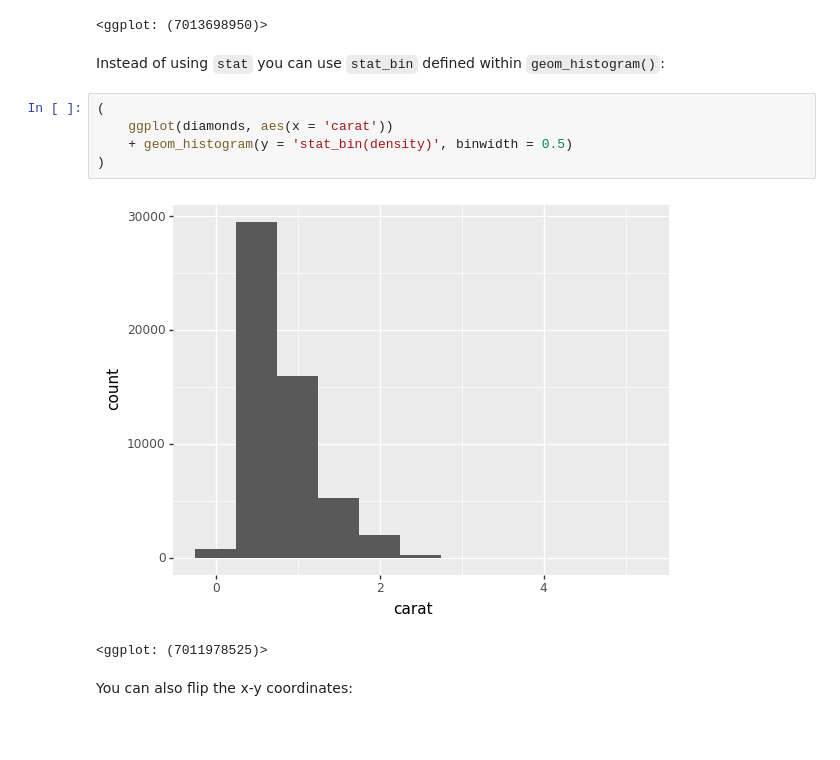
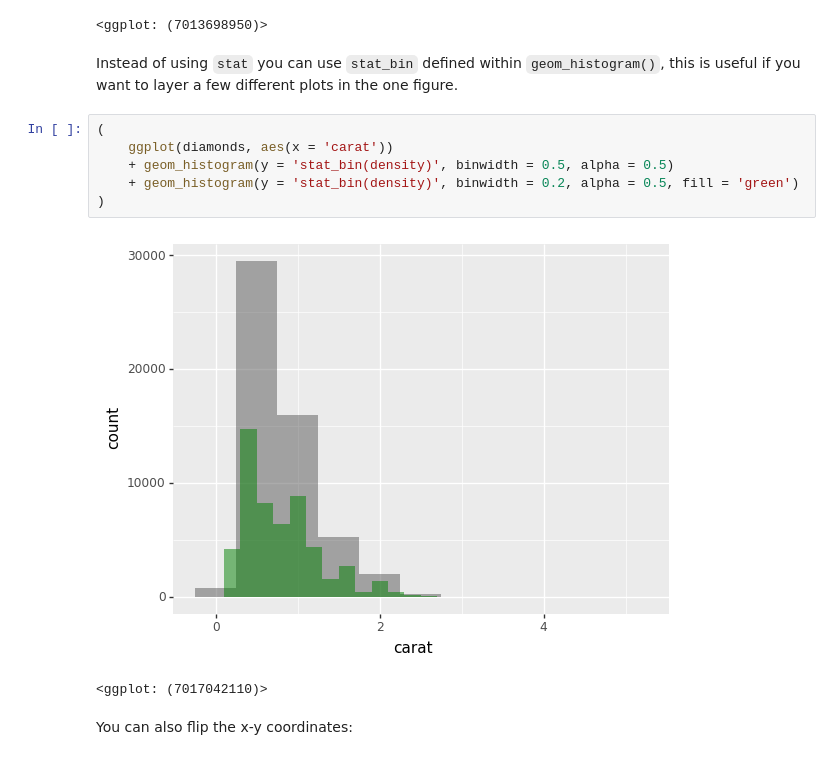
Before and after one commit to has2k1/plotnine-examples, a Jupyter notebook: plotnine_examples/examples/geom_histogram.ipynb, the cells around one changed output. Drawn from its saved outputs; the diff is of its cells as text; blank space fills up the shorter version.

Commit message:
add geom_histogram

```diff
--- a/plotnine_examples/examples/geom_histogram.ipynb
+++ b/plotnine_examples/examples/geom_histogram.ipynb
@@ -119,15 +119,16 @@ from mizani.formatters import percent_format
 [figure]
 <ggplot: (7013698950)>
 # %% [markdown]
-Instead of using `stat` you can use `stat_bin` defined within `geom_histogram()`:
+Instead of using `stat` you can use `stat_bin` defined within `geom_histogram()`, this is useful if you want to layer a few different plots in the one figure.
 # %%
 (
     ggplot(diamonds, aes(x = 'carat'))
-    + geom_histogram(y = 'stat_bin(density)', binwidth = 0.5)
+    + geom_histogram(y = 'stat_bin(density)', binwidth = 0.5, alpha = 0.5)
+    + geom_histogram(y = 'stat_bin(density)', binwidth = 0.2, alpha = 0.5, fill = 'green')
 )
 # %% [output]
-[figure, old version]
+[figure, new version]
-<ggplot: (7011978525)>
+<ggplot: (7017042110)>
 # %% [markdown]
 You can also flip the x-y coordinates:
 # %%
```
Also changed, not shown: parts of 4 cells of this notebook.
